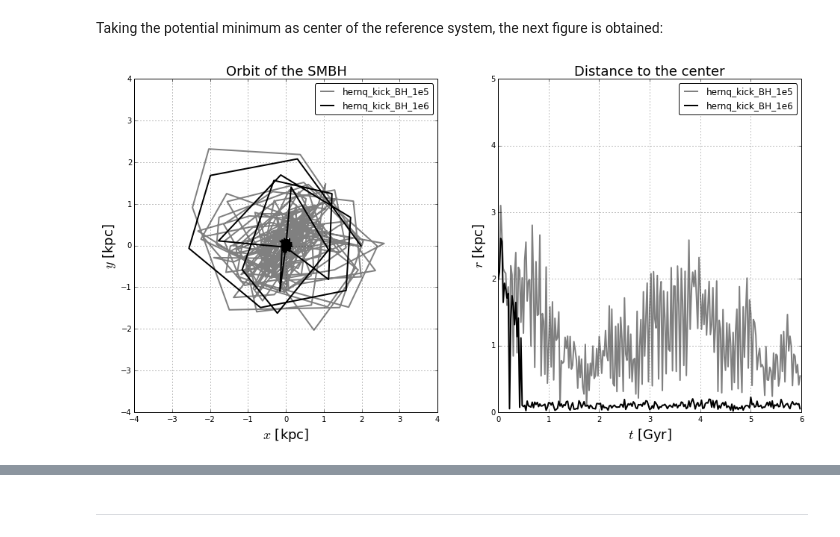
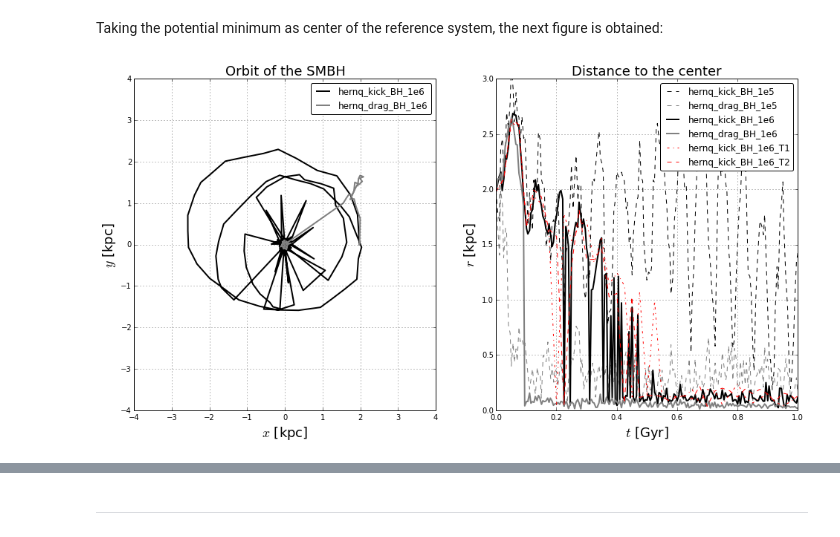
Before and after one commit to sbustamante/CosmologicalBlackHoles, a Jupyter notebook: Codes/controlled_experiments.ipynb, the cells around one changed output, grey strips where cells are left out. Saved outputs shown, nothing was run; the diff lists cells and outputs as text; code cells hidden in the pictures.

```diff
--- a/Codes/controlled_experiments.ipynb
+++ b/Codes/controlled_experiments.ipynb
@@ -148,0 +157,11 @@ bh_s2_t2_g.read_trajectory( )
+# %%
+bh_s16_2 = black_hole_sim( simulation = 'hernq_kick_BH_1e6_T2',
+                         snapbase = 'snapshot',
+                         n_snap = 400,
+                         datafolder = DataFolder,
+                         resultsfolder = DataResults,
+                         center = [250,250,250] )
+if LoadData:
+    bh_s16_2.load_trajectory( )
+else:
+    bh_s16_2.read_trajectory( )
@@ -197,43 +218,40 @@ Taking the potential minimum as center of the reference system, the next figure
 # %%
 plt.figure( figsize=(16,8) )
 plt.subplot(1,2,1)
 
 #Simulated trajectories
-T = 240
-plt.plot( bh_s1.r[:T,0], bh_s1.r[:T,1] , '-', lw=2, color = 'gray', label = 'hernq_kick_BH_1e5' )
-plt.plot( bh_s2.r[:T,0], bh_s2.r[:T,1] , '-', lw=2, color = 'black', label = 'hernq_kick_BH_1e6' )
+T = 400
+plt.plot( bh_s16.r_c[:T,0], bh_s16.r_c[:T,1] , '-', lw=2, color = 'black', label = 'hernq_kick_BH_1e6' )
+plt.plot( bh_s26.r_c[:T,0], bh_s26.r_c[:T,1] , '-', lw=2, color = 'gray', label = 'hernq_drag_BH_1e6' )
 
 dL = 4
 plt.xlim( (-dL,dL) )
 plt.ylim( (-dL,dL) )
 plt.xlabel( "$x$ [kpc]", fontsize = 18 )
 plt.ylabel( "$y$ [kpc]", fontsize = 18 )
 plt.grid(1)
 plt.title( "Orbit of the SMBH", fontsize = 18 )
 leg = plt.legend( loc= 'upper right', fancybox = True )
 
 plt.subplot(1,2,2)
 
 #Simulated trajectories
-T = 240
-plt.plot( bh_s1.t[:T], np.sqrt( bh_s1.r[:T,0]**2 + bh_s1.r[:T,1]**2 + bh_s1.r[:T,2]**2 ),
-'-', lw=2, color = 'gray', zorder = 0, label = 'hernq_kick_BH_1e5' )
-plt.plot( bh_s2.t[:T], np.sqrt( bh_s2.r[:T,0]**2 + bh_s2.r[:T,1]**2 + bh_s2.r[:T,2]**2 ),
-'-', lw=2, color = 'black', zorder = 0, label = 'hernq_kick_BH_1e6' )
-'''
-plt.plot( bh_s2_t1.t[:T], np.sqrt( bh_s2_t1.r[:T,0]**2 + bh_s2_t1.r[:T,1]**2 + bh_s2_t1.r[:T,2]**2 ),
-'-.', lw=1, color = 'black', zorder = 0, label = 'hernq_kick_BH_1e6_T1' )
-plt.plot( bh_s2_t2.t[:T], np.sqrt( bh_s2_t2.r[:T,0]**2 + bh_s2_t2.r[:T,1]**2 + bh_s2_t2.r[:T,2]**2 ),
-'--', lw=1, color = 'black', zorder = 0, label = 'hernq_kick_BH_1e6_T2' )
-'''
+plt.plot( bh_s15.t[:T], bh_s15.rm_c[:T], '--', lw=1, color = 'black', zorder = 0, label = 'hernq_kick_BH_1e5' )
+plt.plot( bh_s25.t[:T], bh_s25.rm_c[:T], '--', lw=1, color = 'gray', zorder = 0, label = 'hernq_drag_BH_1e5' )
 
-#plt.semilogx()
-plt.ylim( (0,5) )
-plt.ylim( (0,5) )
+plt.plot( bh_s16.t[:T], bh_s16.rm_c[:T], '-', lw=2, color = 'black', zorder = 0, label = 'hernq_kick_BH_1e6' )
+plt.plot( bh_s26.t[:T], bh_s26.rm_c[:T], '-', lw=2, color = 'gray', zorder = 0, label = 'hernq_drag_BH_1e6' )
+
+plt.plot( bh_s16_1.t[:T], bh_s16_1.rm_c[:T], '-.', lw=1, color = 'red', zorder = 2, label = 'hernq_kick_BH_1e6_T1' )
+plt.plot( bh_s16_2.t[:T], bh_s16_2.rm_c[:T], '--', lw=1, color = 'red', zorder = 2, label = 'hernq_kick_BH_1e6_T2' )
+
+#Format
+plt.ylim( (0,3) )
+plt.xlim( (0,1) )
 plt.xlabel( "$t$ [Gyr]", fontsize = 18 )
 plt.ylabel( "$r$ [kpc]", fontsize = 18 )
 plt.grid(1)
 plt.title( "Distance to the center", fontsize = 18 )
 leg = plt.legend( loc= 'upper right', fancybox = True )
 # %% [output]
-[figure, old version]
+[figure, new version]
```
Also changed, not shown: parts of 36 cells of this notebook, 11 other files.
